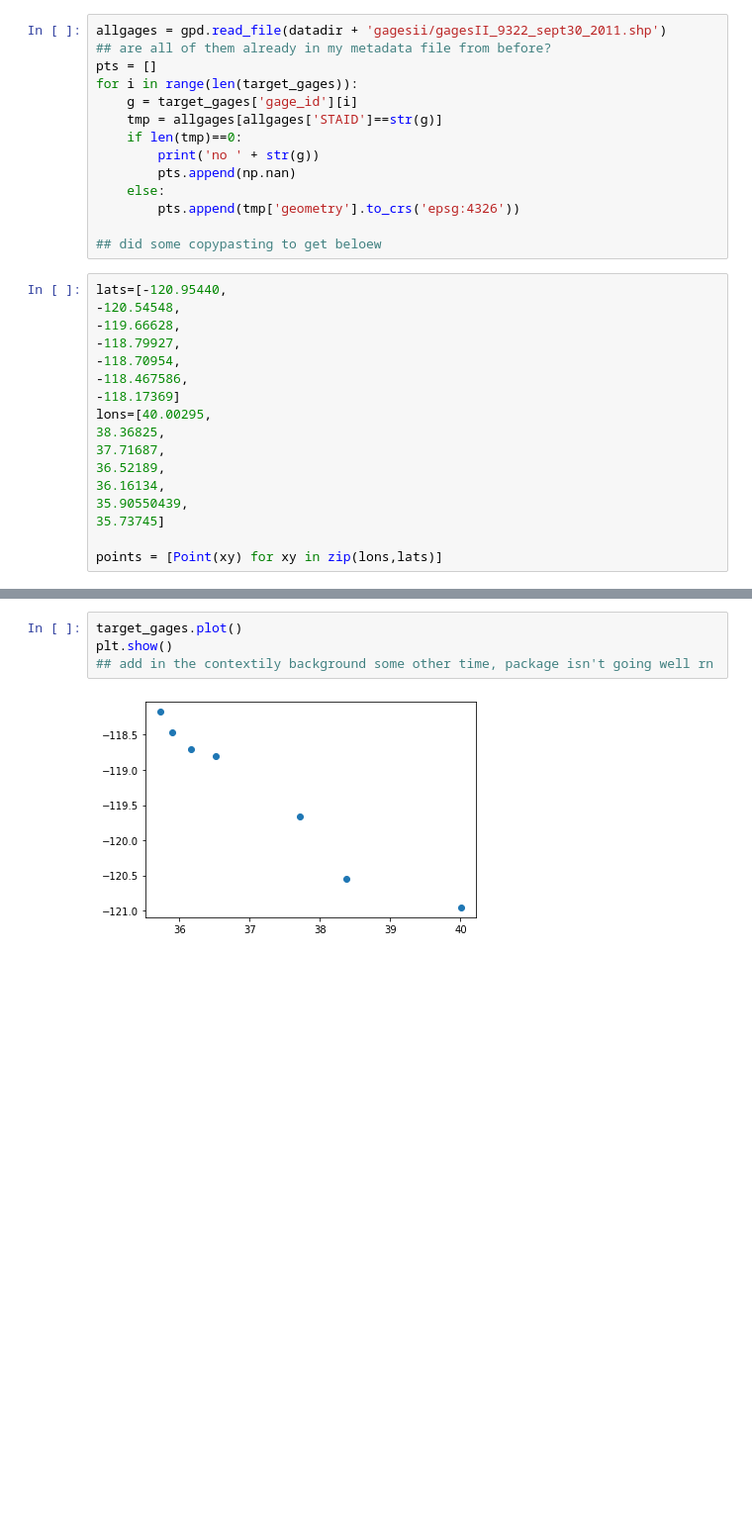
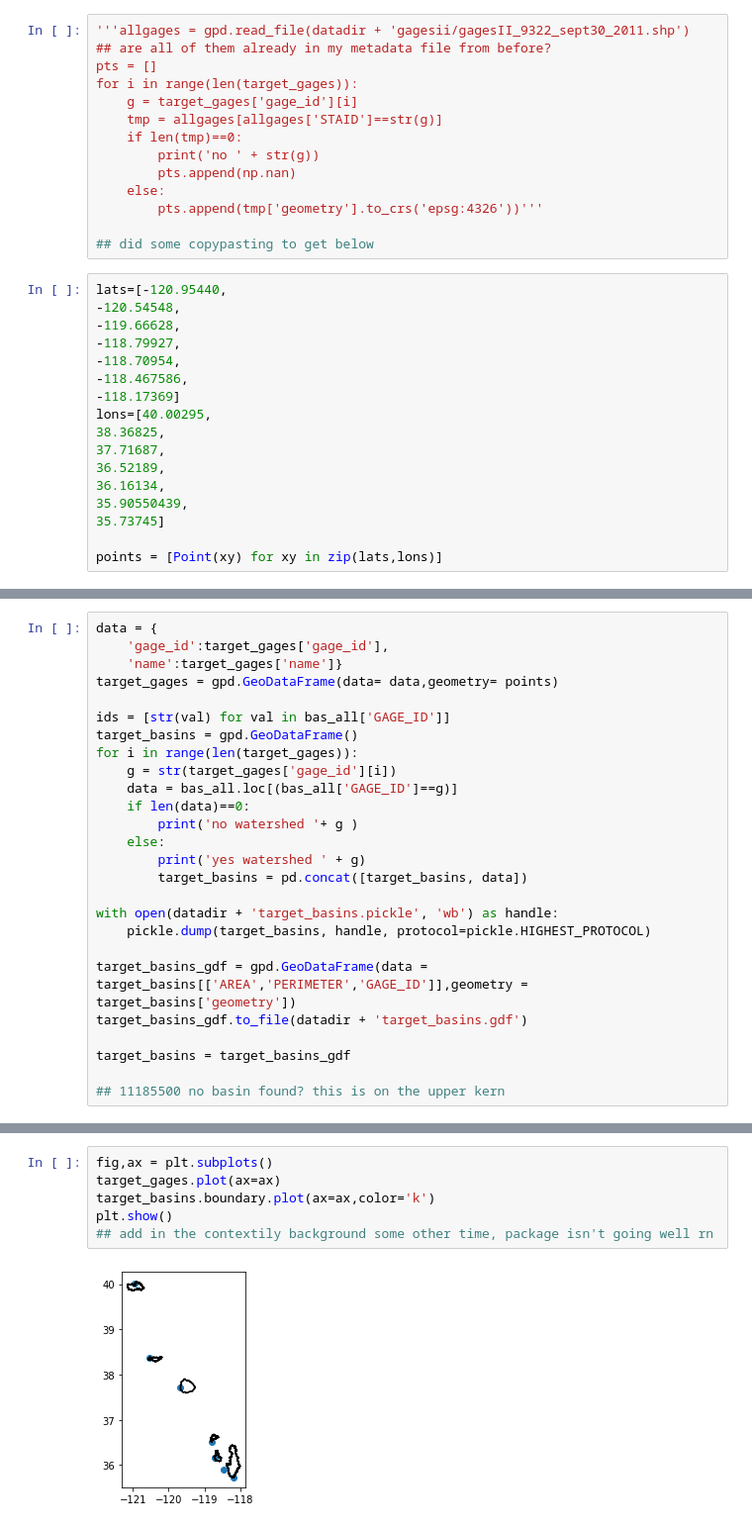
Before and after one commit to mariannecowherd/snow_fires, a Jupyter notebook: scripts/SNSR_by_watershed.ipynb, the cells around one changed output, grey strips where cells are left out. Shown: that part at 99% size. Drawn from its saved outputs; the diff is of its cells as text; blank space fills up the shorter version.

```diff
--- a/scripts/SNSR_by_watershed.ipynb
+++ b/scripts/SNSR_by_watershed.ipynb
@@ -53,7 +64,7 @@ target_gages = pd.DataFrame({
     'gage_id':gage_ids
 })
 # %%
-allgages = gpd.read_file(datadir + 'gagesii/gagesII_9322_sept30_2011.shp')
+'''allgages = gpd.read_file(datadir + 'gagesii/gagesII_9322_sept30_2011.shp')
 ## are all of them already in my metadata file from before?
 pts = []
 for i in range(len(target_gages)):
@@ -63,9 +74,9 @@ for i in range(len(target_gages)):
         print('no ' + str(g))
         pts.append(np.nan)
     else:
-        pts.append(tmp['geometry'].to_crs('epsg:4326'))
+        pts.append(tmp['geometry'].to_crs('epsg:4326'))'''
 
-## did some copypasting to get beloew
+## did some copypasting to get below
 # %%
 lats=[-120.95440,
 -120.54548,
@@ -82,4 +93,4 @@ lons=[40.00295,
 35.90550439,
 35.73745]
 
-points = [Point(xy) for xy in zip(lons,lats)]
+points = [Point(xy) for xy in zip(lats,lons)]
@@ -90,0 +97,26 @@ target_gages = gpd.GeoDataFrame(data= data,geometry= points)
+# %%
+data = {
+    'gage_id':target_gages['gage_id'],
+    'name':target_gages['name']}
+target_gages = gpd.GeoDataFrame(data= data,geometry= points)
+
+ids = [str(val) for val in bas_all['GAGE_ID']]
+target_basins = gpd.GeoDataFrame()
+for i in range(len(target_gages)):
+    g = str(target_gages['gage_id'][i])
+    data = bas_all.loc[(bas_all['GAGE_ID']==g)]
+    if len(data)==0:
+        print('no watershed '+ g )
+    else:
+        print('yes watershed ' + g)
+        target_basins = pd.concat([target_basins, data])
+
+with open(datadir + 'target_basins.pickle', 'wb') as handle:
+    pickle.dump(target_basins, handle, protocol=pickle.HIGHEST_PROTOCOL)
+
+target_basins_gdf = gpd.GeoDataFrame(data = target_basins[['AREA','PERIMETER','GAGE_ID']],geometry = target_basins['geometry'])
+target_basins_gdf.to_file(datadir + 'target_basins.gdf')
+
+target_basins = target_basins_gdf
+
+## 11185500 no basin found? this is on the upper kern
@@ -91,9 +131,11 @@ target_gages = gpd.GeoDataFrame(data= data,geometry= points)
 # %%
-target_gages.plot()
+fig,ax = plt.subplots()
+target_gages.plot(ax=ax)
+target_basins.boundary.plot(ax=ax,color='k')
 plt.show()
 ## add in the contextily background some other time, package isn't going well rn
 # %% [output]
-[figure, old version]
+[figure, new version]
 # %%
 ## function that gets the streamflow data from a given site
 def get_details (site, start_date, end_date):
```
Also changed, not shown: parts of 20 cells of this notebook, 1 other file.
